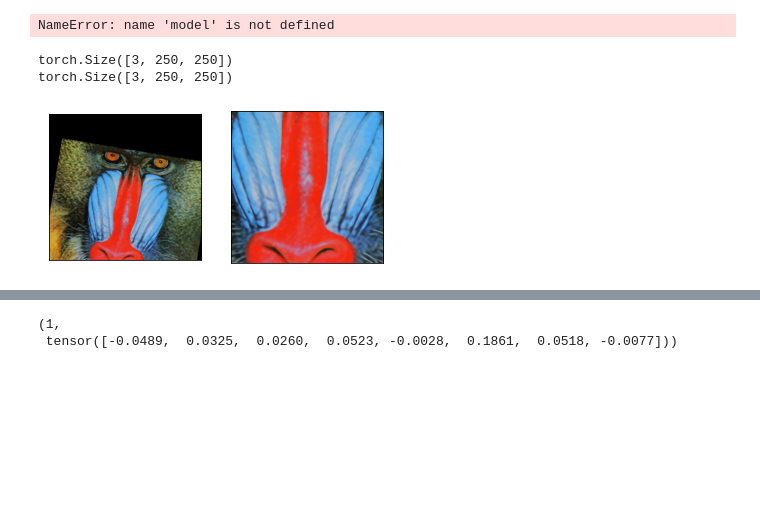
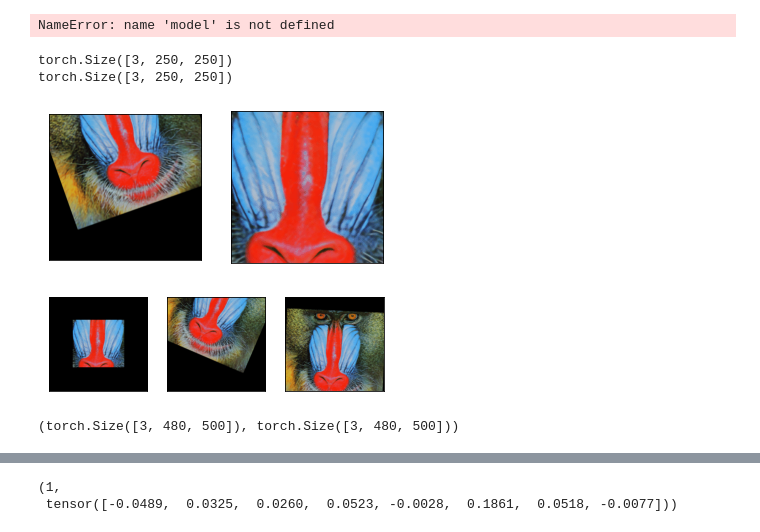
Before and after one commit to SimonMatern/barf, a Jupyter notebook: barf.ipynb, the cells around one changed output, grey strips where cells are left out. Saved outputs shown, nothing was run; the diff lists cells and outputs as text; code cells hidden in the pictures; blank space fills up the shorter version.

```diff
--- a/barf.ipynb
+++ b/barf.ipynb
@@ -554,22 +559,36 @@ class BARF_PL(pl.LightningModule):
 # %%
 img = read_image("baboon.png", torchvision.io.ImageReadMode.RGB)/255.
 aug = RandomAffine((-30., 30.), (0,0.5), p=1.)
 center =  CenterCrop((250,250))
 
 C,H,W = img.size()
 x = create_meshgrid(H,W).squeeze()
 ones = torch.ones((H,W,1))
 x_hom = torch.concat([x,ones], dim=2)
 x_hom = rearrange(x_hom,'H W C -> C H W')
 
-img_hom = aug(img[None,:],).squeeze()
+img_hom1 = aug(img[None,:],).squeeze()
+img_hom2 = aug(img[None,:],).squeeze()
 img_center = center(img[None,:],).squeeze()
 
 print(center(x_hom).squeeze().size())
 print(img_center.size())
 show([img_hom,img_center])
+
+img_ref = img.clone()
+img_ref[:,:120,:]= 0
+img_ref[:,-120:,:]= 0
+img_ref[:,:,:120]= 0
+img_ref[:,:,-120:]= 0
+
+show([img_ref,img_hom1, img_hom2])
 # %% [output]
 torch.Size([3, 250, 250])
 torch.Size([3, 250, 250])
-[figure, old version]
+[figure, new version]
+[figure, added]
+# %%
+img_ref.size(), img_hom.size()
+# %% [output]
+(torch.Size([3, 480, 500]), torch.Size([3, 480, 500]))
 # %%
```
Also changed, not shown: parts of 3 cells of this notebook.
